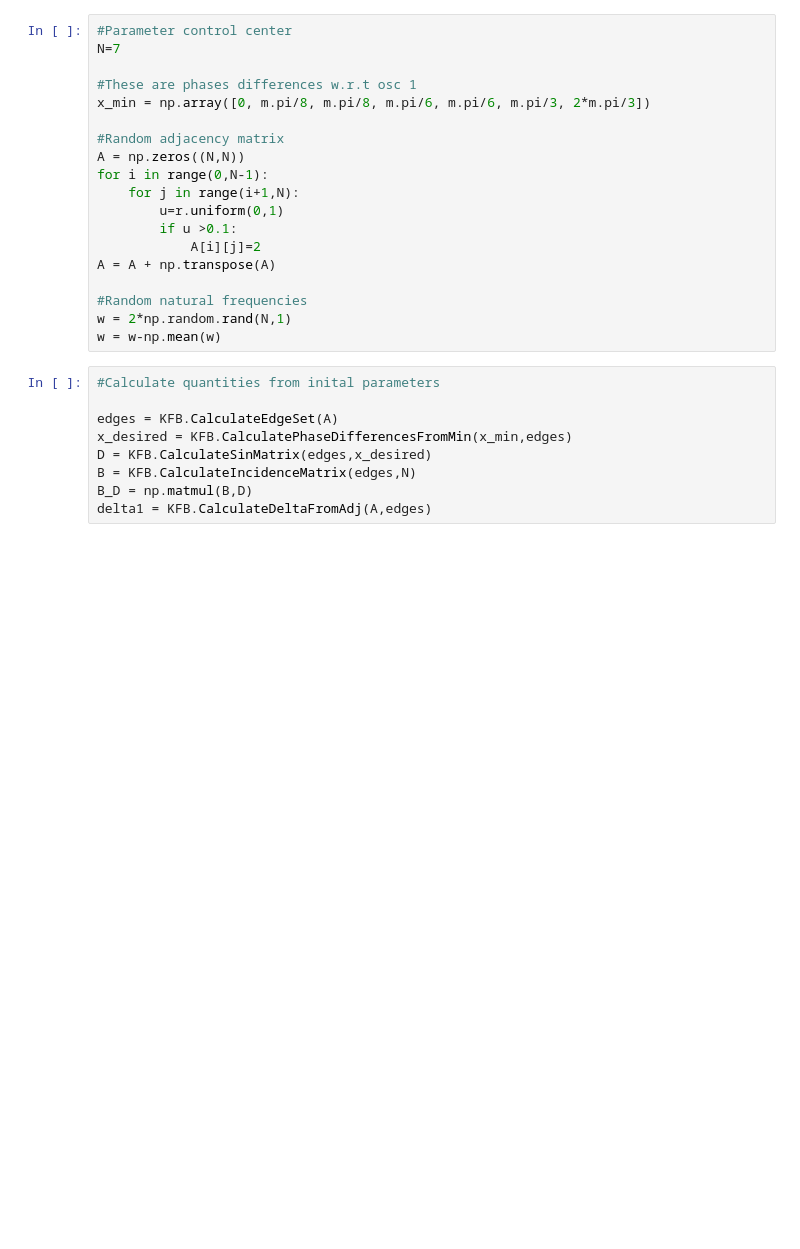
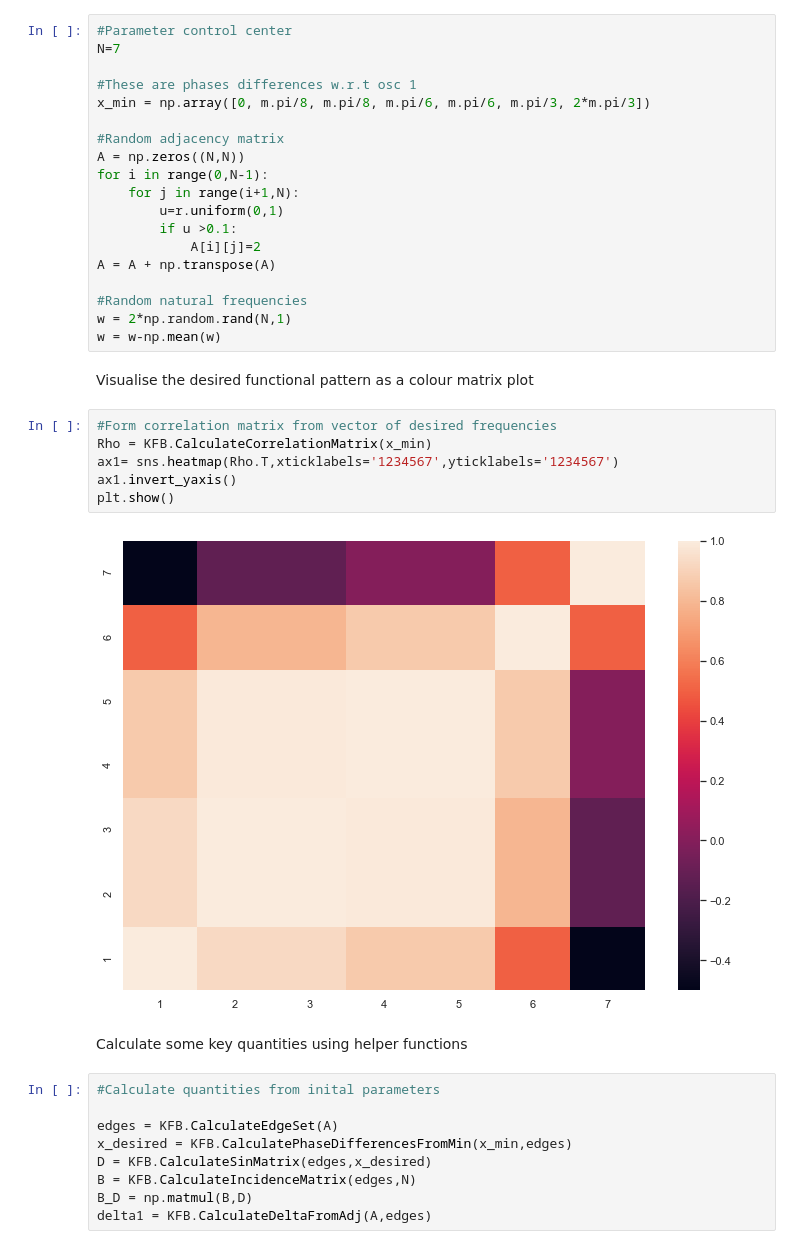
Before and after one commit to rnartallo/kuramotocontrol, a Jupyter notebook: MainNotebook.ipynb, the cells around one changed output. Saved outputs shown, nothing was run; the diff lists cells and outputs as text; blank space fills up the shorter version.

Commit message:
Reproduced the plots from the Basset paper in Fig 1

```diff
--- a/MainNotebook.ipynb
+++ b/MainNotebook.ipynb
@@ -29,6 +38,18 @@ A = A + np.transpose(A)
 #Random natural frequencies
 w = 2*np.random.rand(N,1)
 w = w-np.mean(w)
+# %% [markdown]
+Visualise the desired functional pattern as a colour matrix plot
+# %%
+#Form correlation matrix from vector of desired frequencies
+Rho = KFB.CalculateCorrelationMatrix(x_min)
+ax1= sns.heatmap(Rho.T,xticklabels='1234567',yticklabels='1234567')
+ax1.invert_yaxis()
+plt.show()
+# %% [output]
+[figure, added]
+# %% [markdown]
+Calculate some key quantities using helper functions
 # %%
 #Calculate quantities from inital parameters
 
```
Also changed, not shown: parts of 22 cells of this notebook, 1 other file.
